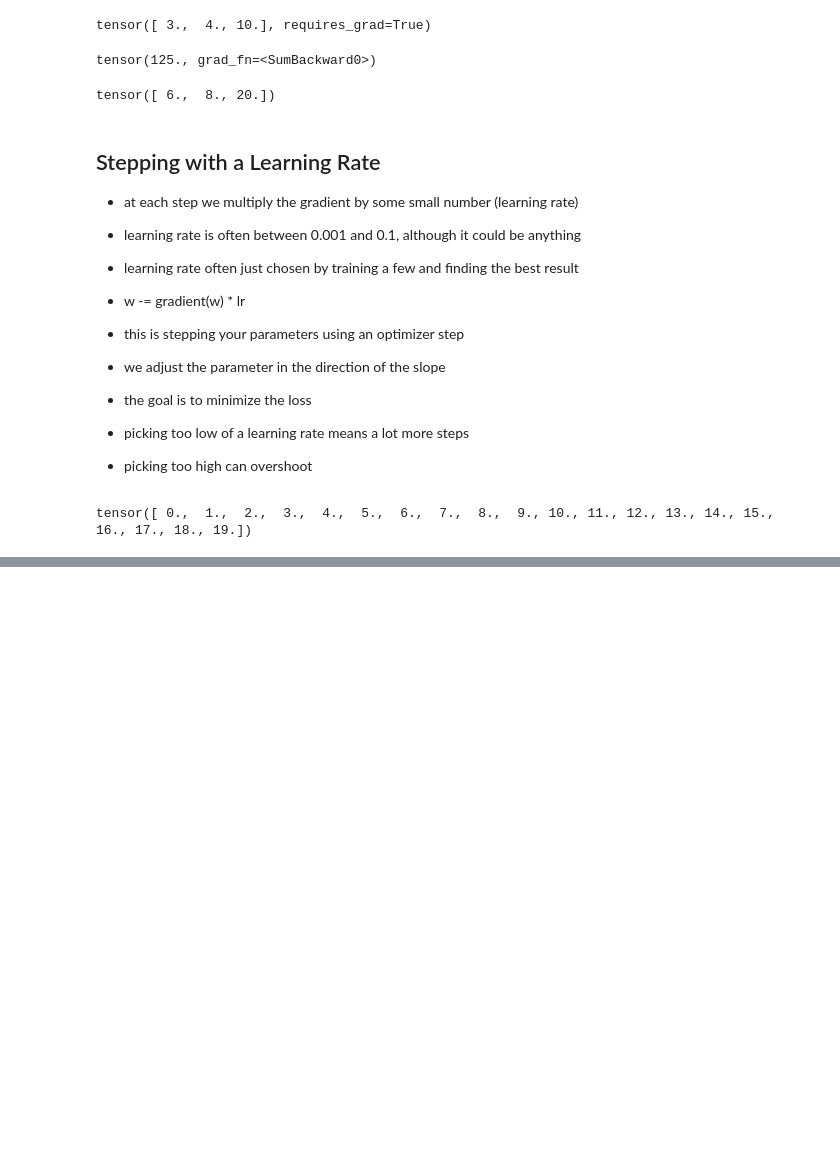
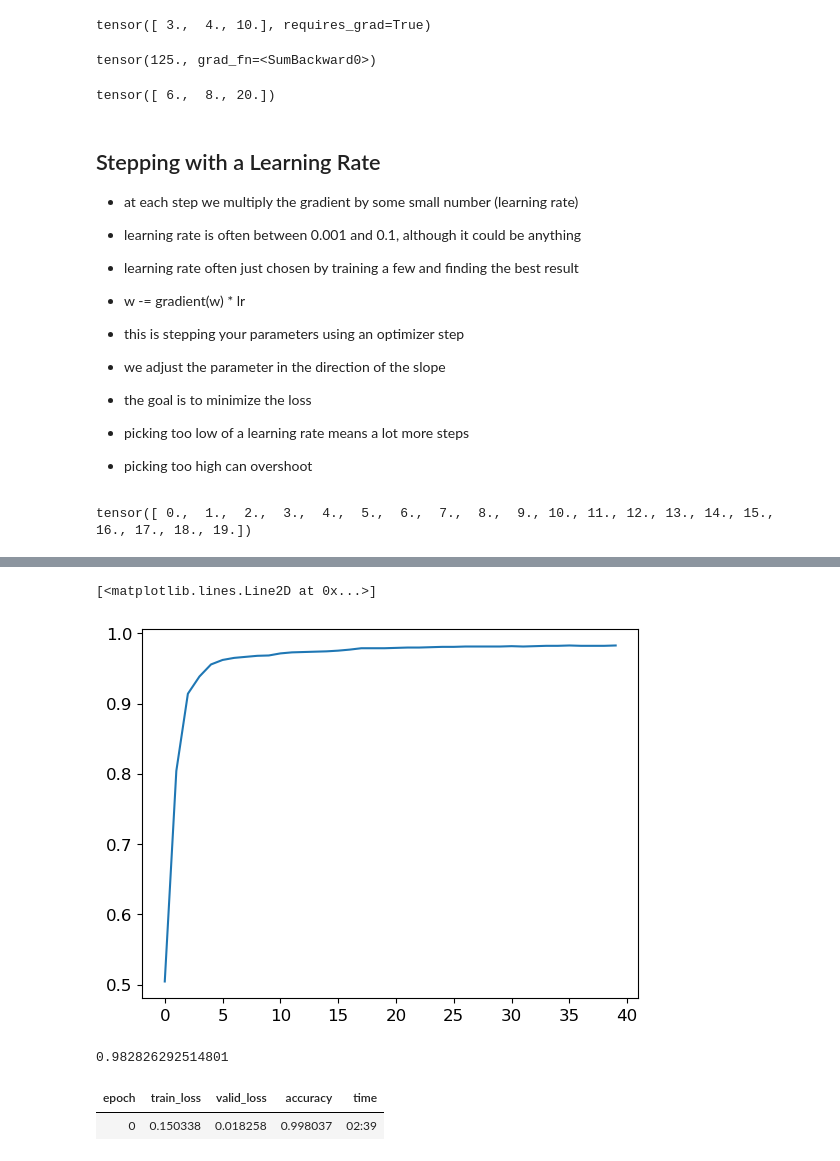
Before and after one commit to andrewjhopkins/fastai, a Jupyter notebook: lesson_3/fastbook-04-mnist-basics.ipynb, the cells around one changed output, grey strips where cells are left out. Cells and saved outputs as stored; diff of their text form; code cells hidden in the pictures; blank space fills up the shorter version.

```diff
--- a/lesson_3/fastbook-04-mnist-basics.ipynb
+++ b/lesson_3/fastbook-04-mnist-basics.ipynb
@@ -482,0 +857,4 @@ plt.tight_layout()
+# %%
+# fast ai also provides Learner.fit which can be used instead of train_model
+# first we need to create a DataLoader by passing in training and validation DataLoaders
+data_loaders = DataLoaders(data_loader, valid_data_loader)
@@ -482,0 +916,17 @@ plt.tight_layout()
+# %%
+# three layers
+simple_net = nn.Sequential(nn.Linear(28*28, 30), # linear function
+              nn.ReLU(), # nonlinear or activiation function
+              nn.Linear(30,1) # linear function
+            )
+
+# nn.Sequential creates a module that will call each of the listed layers or functions in turn
+# %%
+learn = Learner(
+    data_loaders,
+    simple_net,
+    opt_func=SGD,
+    loss_func=mnist_loss,
+    metrics=batch_accuracy)
+# %%
+learn.fit(40, 0.1)
@@ -482,0 +951,32 @@ plt.tight_layout()
+# %%
+# plot the accuracy over training
+plt.plot(L(learn.recorder.values).itemgot(2))
+# %% [output]
+[<matplotlib.lines.Line2D at 0x...>]
+[figure, added]
+# %%
+# view the final accuracy
+learn.recorder.values[-1][2]
+# %% [output]
+0.982826292514801
+# %%
+# at this point we have
+# a function that can solve any problem to any level of accuracy given the correct set of parameters
+# a way to find the best set of parameters for any function (SGD)
+
+# It's possible to go deeper but the more layers added the harder it is to optimize the parameters in practice
+# If two linear layers is enough for any approximate why go deeper?
+    # performance
+    # with deeper models we do not need to use as many parameters
+    # we can use smaller matrices with more layers to get better results
+    # train models more quickly with less memory
+
+# example 18 layer model using the same approach
+data_loaders = ImageDataLoaders.from_folder(path)
+learn = vision_learner(data_loaders, resnet18,pretrained=False,
+                       loss_func=F.cross_entropy, metrics=accuracy
+                      )
+learn.fit_one_cycle(1, 0.1)
+# %% [output]
+| epoch | train_loss | valid_loss | accuracy | time |
+| 0 | 0.150338 | 0.018258 | 0.998037 | 02:39 |
```
Also changed, not shown: parts of 76 cells of this notebook.
